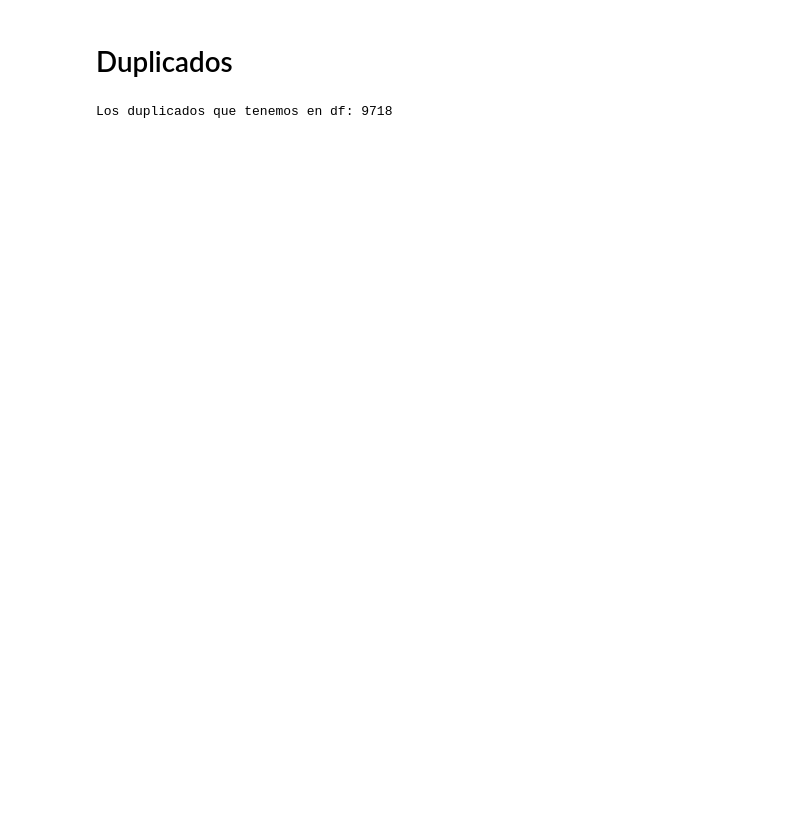
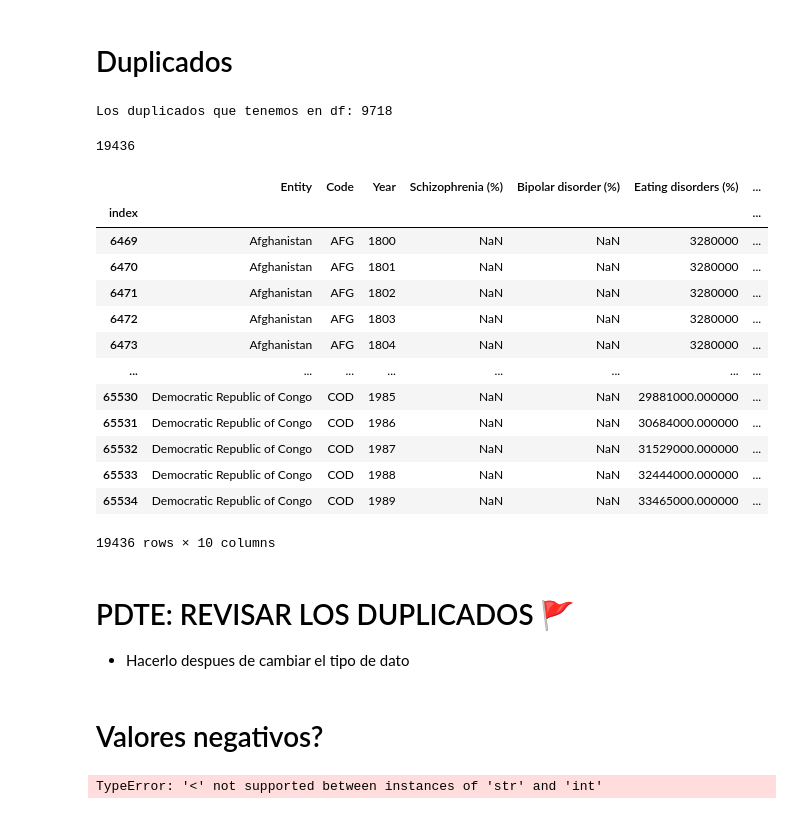
Before and after one commit to mpenacasares/pair-programming-modulo-4-tableau, a Jupyter notebook: EDA.ipynb, the cells around one changed output. Cells and saved outputs as stored; diff of their text form; code cells hidden in the pictures; blank space fills up the shorter version.

```diff
--- a/EDA.ipynb
+++ b/EDA.ipynb
@@ -118,3 +175,49 @@ dtype: float64
 print(f'Los duplicados que tenemos en df: {df.duplicated().sum()}')
 # %% [output]
 Los duplicados que tenemos en df: 9718
+# %%
+# con keep=False cuenta todas las filas (originales y duplicadas)
+df.duplicated(keep=False).sum()
+# %% [output]
+19436
+# %%
+def get_duplicate_rows(df):
+    """
+    Encuentra y devuelve las filas completas duplicadas de un DataFrame.
+
+    Args:
+        df (pd.DataFrame): El DataFrame de entrada.
+
+    Returns:
+        pd.DataFrame: Un nuevo DataFrame con las filas duplicadas completas.
+    """
+    # Identificar duplicados basados en todas las columnas
+    duplicate_rows = df[df.duplicated(keep=False)]
+    return duplicate_rows
+# %%
+get_duplicate_rows(df)
+# %% [output]
+|  | Entity | Code | Year | Schizophrenia (%) | Bipolar disorder (%) | Eating disorders (%) | ... |
+| index |  |  |  |  |  |  | ... |
+| 6469 | Afghanistan | AFG | 1800 | NaN | NaN | 3280000 | ... |
+| 6470 | Afghanistan | AFG | 1801 | NaN | NaN | 3280000 | ... |
+| 6471 | Afghanistan | AFG | 1802 | NaN | NaN | 3280000 | ... |
+| 6472 | Afghanistan | AFG | 1803 | NaN | NaN | 3280000 | ... |
+| 6473 | Afghanistan | AFG | 1804 | NaN | NaN | 3280000 | ... |
+| ... | ... | ... | ... | ... | ... | ... | ... |
+| 65530 | Democratic Republic of Congo | COD | 1985 | NaN | NaN | 29881000.000000 | ... |
+| 65531 | Democratic Republic of Congo | COD | 1986 | NaN | NaN | 30684000.000000 | ... |
+| 65532 | Democratic Republic of Congo | COD | 1987 | NaN | NaN | 31529000.000000 | ... |
+| 65533 | Democratic Republic of Congo | COD | 1988 | NaN | NaN | 32444000.000000 | ... |
+| 65534 | Democratic Republic of Congo | COD | 1989 | NaN | NaN | 33465000.000000 | ... |
+19436 rows × 10 columns
+# %% [markdown]
+# PDTE: REVISAR LOS DUPLICADOS 🚩
+- Hacerlo despues de cambiar el tipo de dato
+# %% [markdown]
+# Valores negativos?
+# %%
+filas_negativas_df = df[(df < 0).any(axis=1)]
+display(filas_negativas_df)
+# %% [output]
+TypeError: '<' not supported between instances of 'str' and 'int'
```
Also changed, not shown: parts of 7 cells of this notebook.
